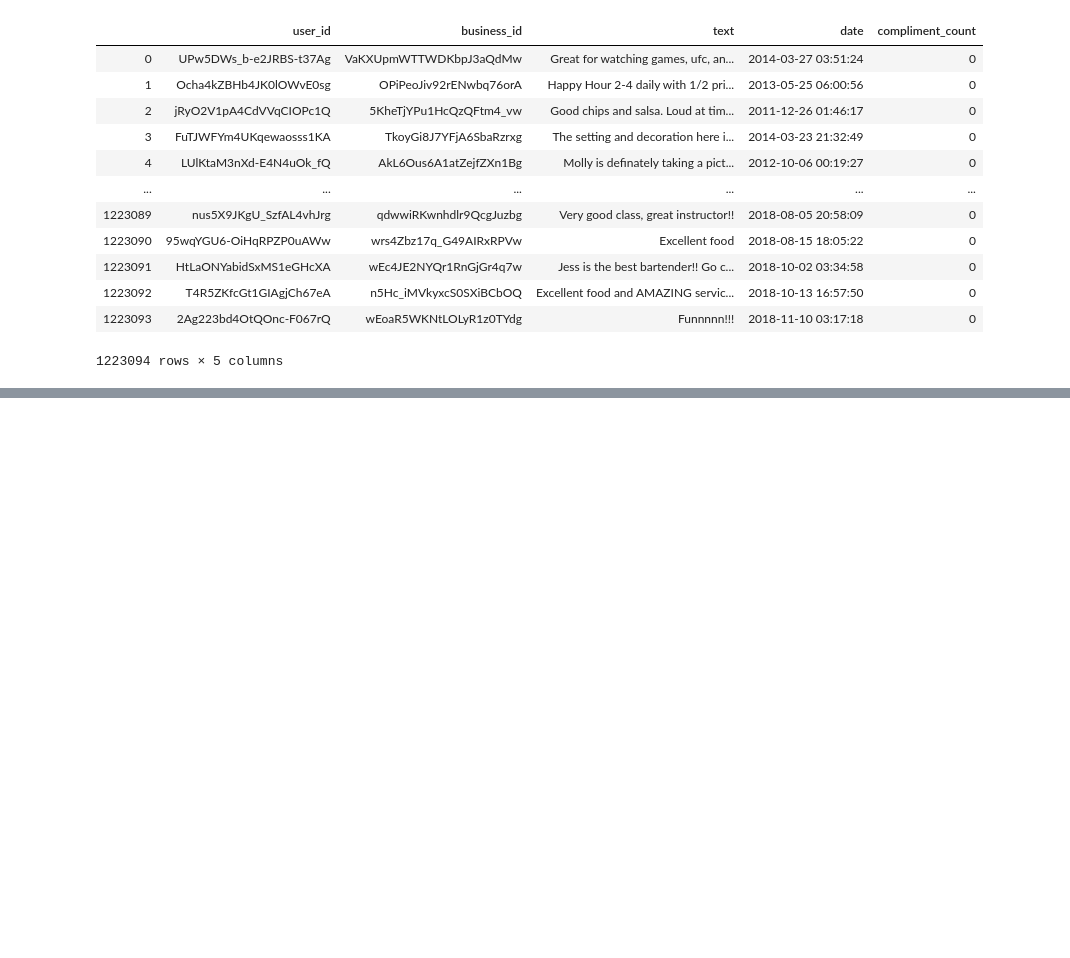
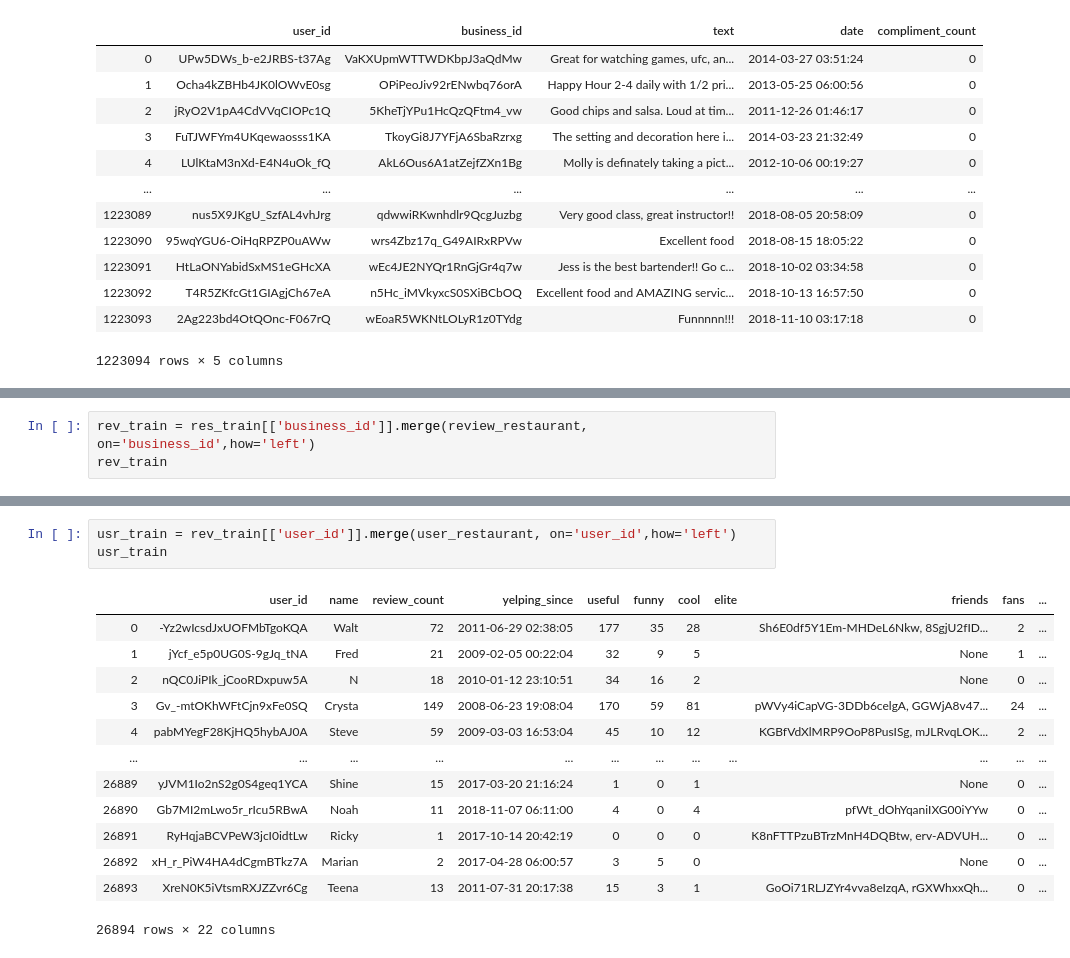
Before and after one commit to wonchankim97/Yelp-Recommender, a Jupyter notebook: EDA_KISOO.ipynb, the cells around one changed output, grey strips where cells are left out. Saved outputs shown, nothing was run; the diff lists cells and outputs as text; blank space fills up the shorter version.

```diff
--- a/EDA_KISOO.ipynb
+++ b/EDA_KISOO.ipynb
@@ -405,0 +451,3 @@ tip
+# %%
+rev_train = res_train[['business_id']].merge(review_restaurant, on='business_id',how='left')
+rev_train
@@ -405,0 +468,17 @@ tip
+# %%
+usr_train = rev_train[['user_id']].merge(user_restaurant, on='user_id',how='left')
+usr_train
+# %% [output]
+|  | user_id | name | review_count | yelping_since | useful | funny | cool | elite | friends | fans | ... |
+| 0 | -Yz2wIcsdJxUOFMbTgoKQA | Walt | 72 | 2011-06-29 02:38:05 | 177 | 35 | 28 |  | Sh6E0df5Y1Em-MHDeL6Nkw, 8SgjU2fID... | 2 | ... |
+| 1 | jYcf_e5p0UG0S-9gJq_tNA | Fred | 21 | 2009-02-05 00:22:04 | 32 | 9 | 5 |  | None | 1 | ... |
+| 2 | nQC0JiPIk_jCooRDxpuw5A | N | 18 | 2010-01-12 23:10:51 | 34 | 16 | 2 |  | None | 0 | ... |
+| 3 | Gv_-mtOKhWFtCjn9xFe0SQ | Crysta | 149 | 2008-06-23 19:08:04 | 170 | 59 | 81 |  | pWVy4iCapVG-3DDb6celgA, GGWjA8v47... | 24 | ... |
+| 4 | pabMYegF28KjHQ5hybAJ0A | Steve | 59 | 2009-03-03 16:53:04 | 45 | 10 | 12 |  | KGBfVdXlMRP9OoP8PusISg, mJLRvqLOK... | 2 | ... |
+| ... | ... | ... | ... | ... | ... | ... | ... | ... | ... | ... | ... |
+| 26889 | yJVM1Io2nS2g0S4geq1YCA | Shine | 15 | 2017-03-20 21:16:24 | 1 | 0 | 1 |  | None | 0 | ... |
+| 26890 | Gb7MI2mLwo5r_rIcu5RBwA | Noah | 11 | 2018-11-07 06:11:00 | 4 | 0 | 4 |  | pfWt_dOhYqaniIXG00iYYw | 0 | ... |
+| 26891 | RyHqjaBCVPeW3jcI0idtLw | Ricky | 1 | 2017-10-14 20:42:19 | 0 | 0 | 0 |  | K8nFTTPzuBTrzMnH4DQBtw, erv-ADVUH... | 0 | ... |
+| 26892 | xH_r_PiW4HA4dCgmBTkz7A | Marian | 2 | 2017-04-28 06:00:57 | 3 | 5 | 0 |  | None | 0 | ... |
+| 26893 | XreN0K5iVtsmRXJZZvr6Cg | Teena | 13 | 2011-07-31 20:17:38 | 15 | 3 | 1 |  | GoOi71RLJZYr4vva8eIzqA, rGXWhxxQh... | 0 | ... |
+26894 rows × 22 columns
```
Also changed, not shown: parts of 44 cells of this notebook.
